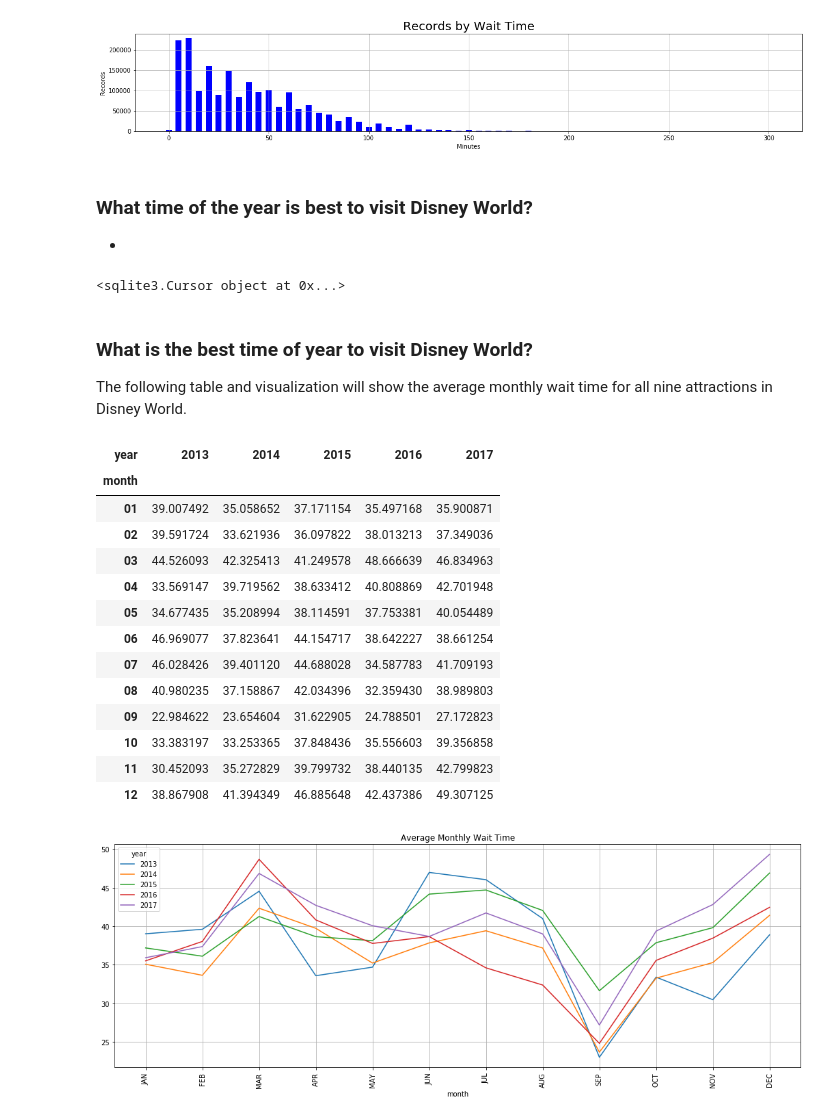
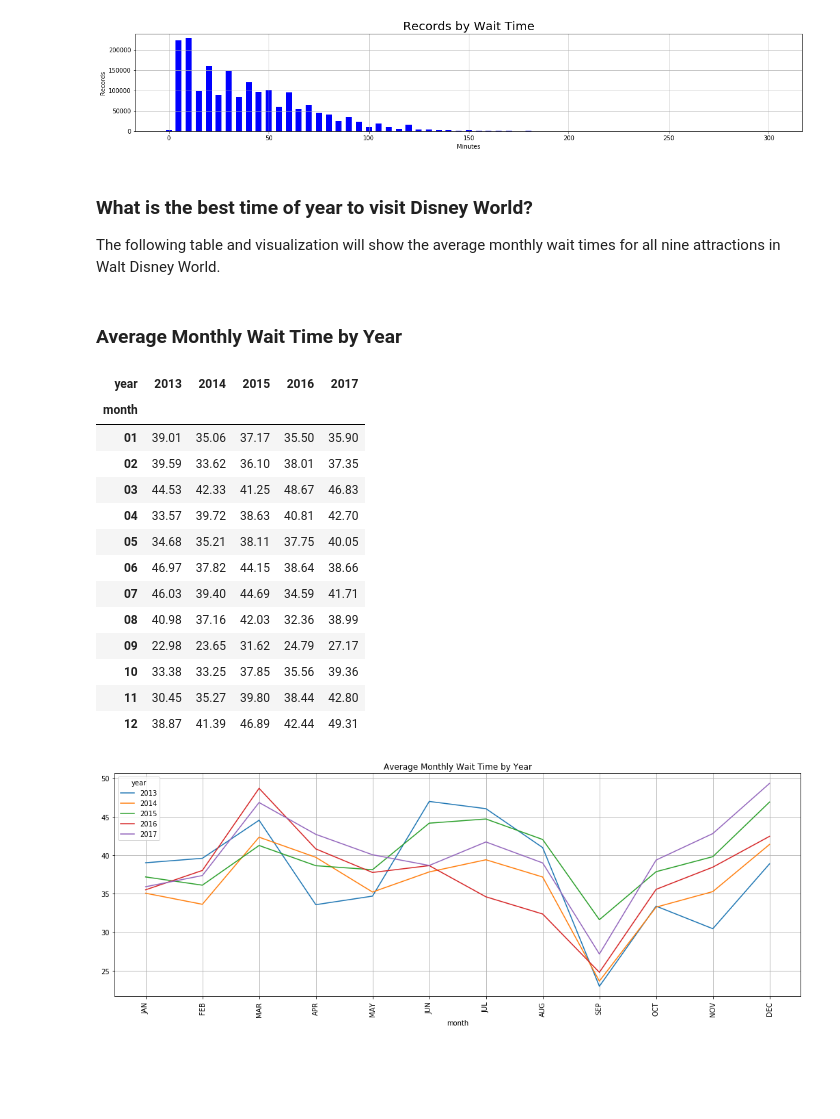
Before and after one commit to jeffkempster/codelouisville, a Jupyter notebook: Disney Wait Times.ipynb, the cells around one changed output. Saved outputs shown, nothing was run; the diff lists cells and outputs as text; code cells hidden in the pictures; blank space fills up the shorter version.

```diff
--- a/Disney Wait Times.ipynb
+++ b/Disney Wait Times.ipynb
@@ -336,6 +334,3 @@ finally:
 | Magic Kingdom | Splash Mountain | 208,294
 | Hollywood Studios | Toy Story Mania! | 223,249
 [figure]
-# %% [markdown]
-### What time of the year is best to visit Disney World?
--
@@ -344,11 +337,6 @@ finally:
-# %%
-data = conn.execute('select * from wait_times limit 10')
-print(data)
-# %% [output]
-<sqlite3.Cursor object at 0x...>
 # %% [markdown]
 ### What is the best time of year to visit Disney World?
-The following table and visualization will show the average monthly wait time for all nine attractions in Disney World.
+The following table and visualization will show the average monthly wait times for all nine attractions in Walt Disney World.
 # %%
 # connect to the sqlite database
 conn = sqlite3.connect("wait_times.db")
@@ -356,48 +344,50 @@ c = conn.cursor()
 
 # SQL average by month between dates
 sql = """
 SELECT strftime('%Y', date) as year,
        strftime('%m', date) as month,
-       avg(wait_time) as avg_wait_time
+       round(avg(wait_time), 2) as avg_wait_time
 FROM wait_times
 WHERE wait_time > 0
 AND date between '2013-01-01' and '2017-12-31'
 GROUP BY year, month
 ORDER BY year, month
 """
 
 # this will return a long list of the results
 average_by_year_df = pd.read_sql_query(sql, conn)
 
 # pivot on year to create a grid of resutls by year
 # this will setup the data for the line plot
 average_by_year_df = average_by_year_df.pivot(index='month', columns='year', values='avg_wait_time')
 
 # table view of the data
+printmd("### Average Monthly Wait Time by Year")
 display(average_by_year_df)
 
 # visualization of the data with a line chart
 ax = average_by_year_df.plot(figsize=(18,6))
 ax.set_xticks(range(len(average_by_year_df)))
 ax.set_xticklabels(["JAN", "FEB", "MAR", "APR", "MAY", "JUN", "JUL", "AUG", "SEP", "OCT", "NOV", "DEC"], rotation=90);
-ax.set_title('Average Monthly Wait Time')
+ax.set_title('Average Monthly Wait Time by Year')
 ax.grid(True)
 # %% [output]
+### Average Monthly Wait Time by Year
 | year | 2013 | 2014 | 2015 | 2016 | 2017 |
 | month |  |  |  |  |  |
-| 01 | 39.007492 | 35.058652 | 37.171154 | 35.497168 | 35.900871 |
-| 02 | 39.591724 | 33.621936 | 36.097822 | 38.013213 | 37.349036 |
-| 03 | 44.526093 | 42.325413 | 41.249578 | 48.666639 | 46.834963 |
-| 04 | 33.569147 | 39.719562 | 38.633412 | 40.808869 | 42.701948 |
-| 05 | 34.677435 | 35.208994 | 38.114591 | 37.753381 | 40.054489 |
-| 06 | 46.969077 | 37.823641 | 44.154717 | 38.642227 | 38.661254 |
-| 07 | 46.028426 | 39.401120 | 44.688028 | 34.587783 | 41.709193 |
-| 08 | 40.980235 | 37.158867 | 42.034396 | 32.359430 | 38.989803 |
-| 09 | 22.984622 | 23.654604 | 31.622905 | 24.788501 | 27.172823 |
-| 10 | 33.383197 | 33.253365 | 37.848436 | 35.556603 | 39.356858 |
-| 11 | 30.452093 | 35.272829 | 39.799732 | 38.440135 | 42.799823 |
-| 12 | 38.867908 | 41.394349 | 46.885648 | 42.437386 | 49.307125 |
+| 01 | 39.01 | 35.06 | 37.17 | 35.50 | 35.90 |
+| 02 | 39.59 | 33.62 | 36.10 | 38.01 | 37.35 |
+| 03 | 44.53 | 42.33 | 41.25 | 48.67 | 46.83 |
+| 04 | 33.57 | 39.72 | 38.63 | 40.81 | 42.70 |
+| 05 | 34.68 | 35.21 | 38.11 | 37.75 | 40.05 |
+| 06 | 46.97 | 37.82 | 44.15 | 38.64 | 38.66 |
+| 07 | 46.03 | 39.40 | 44.69 | 34.59 | 41.71 |
+| 08 | 40.98 | 37.16 | 42.03 | 32.36 | 38.99 |
+| 09 | 22.98 | 23.65 | 31.62 | 24.79 | 27.17 |
+| 10 | 33.38 | 33.25 | 37.85 | 35.56 | 39.36 |
+| 11 | 30.45 | 35.27 | 39.80 | 38.44 | 42.80 |
+| 12 | 38.87 | 41.39 | 46.89 | 42.44 | 49.31 |
-[figure, old version]
+[figure, new version]
 # %%
 # connect to the sqlite database
 conn = sqlite3.connect("wait_times.db")
```
Also changed, not shown: parts of 17 cells of this notebook, 1 other file.
